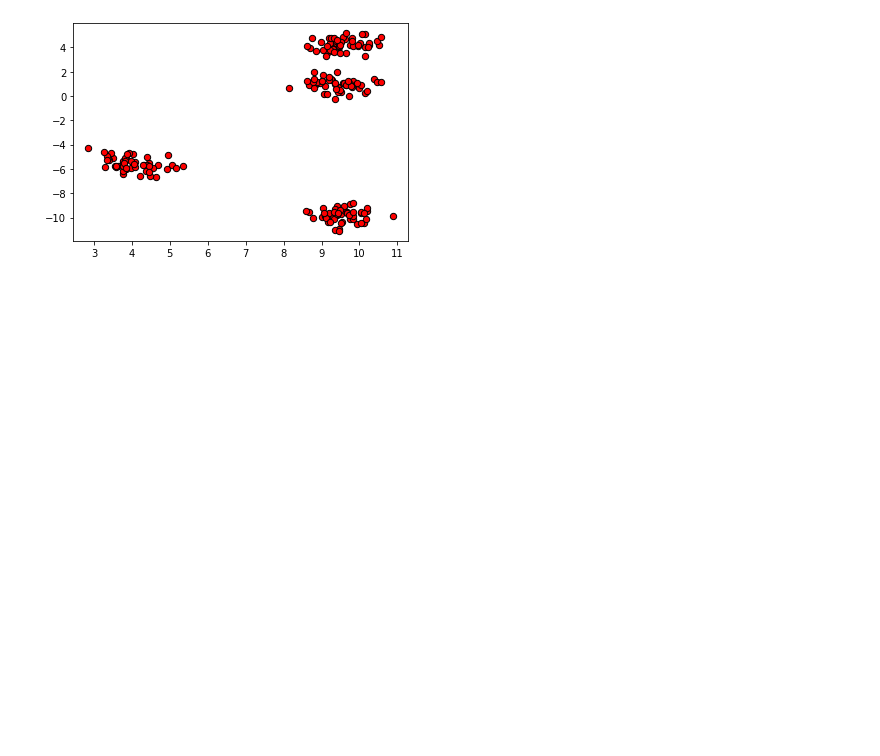
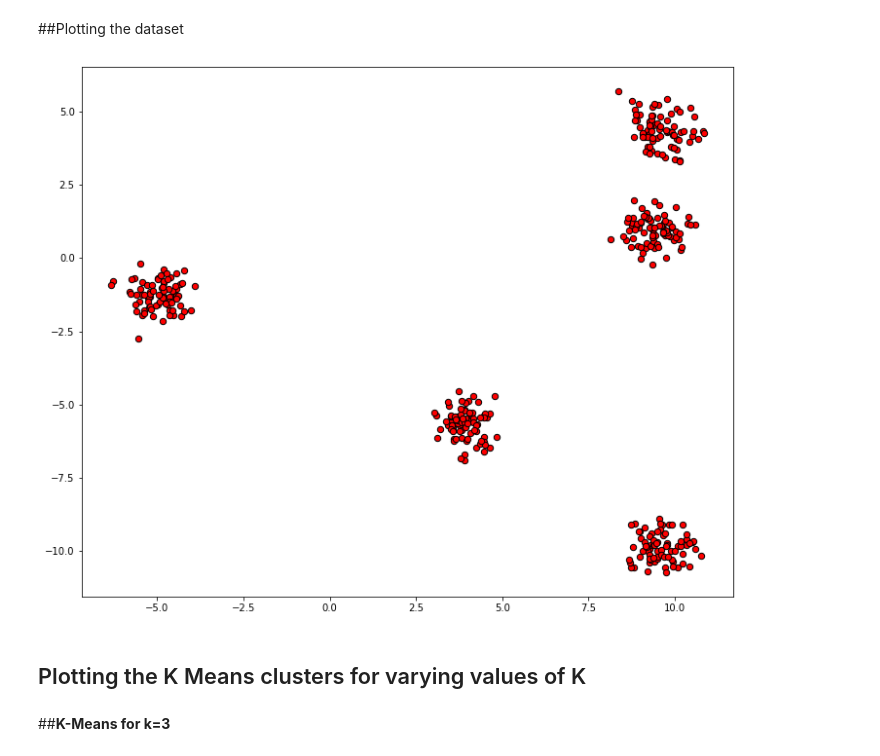
Before and after one commit to hands-on-data/ColabFiles, a Jupyter notebook: KMeans_Tutorial.ipynb, the cells around one changed output. Saved outputs shown, nothing was run; the diff lists cells and outputs as text; code cells hidden in the pictures; blank space fills up the shorter version.

```diff
--- a/KMeans_Tutorial.ipynb
+++ b/KMeans_Tutorial.ipynb
@@ -2,13 +2,20 @@
 from sklearn.datasets import make_blobs
 import matplotlib.pyplot as plt
 # %%
-X, y = make_blobs(n_samples=200, n_features=2, centers=4, cluster_std=0.5, shuffle=True, random_state=4)
+X, y = make_blobs(n_samples=400, n_features=2, centers=5, cluster_std=0.5, shuffle=True, random_state=4)
+# %% [markdown]
+##Plotting the dataset
 # %%
+plt.figure(figsize=(12, 10))
 plt.scatter(
    X[:, 0], X[:, 1],
    c='red', marker='o',
    edgecolor='black', s=40
 )
 plt.show()
+
+colors = 10*['blue','red','pink','green','yellow','cyan','magenta']
 # %% [output]
-[figure, old version]
+[figure, new version]
+# %% [markdown]
+## Plotting the K Means clusters for varying values of K
@@ -14,0 +25,2 @@ plt.show()
+# %% [markdown]
+##**K-Means for k=3**
```
Also changed, not shown: parts of 16 cells of this notebook.
